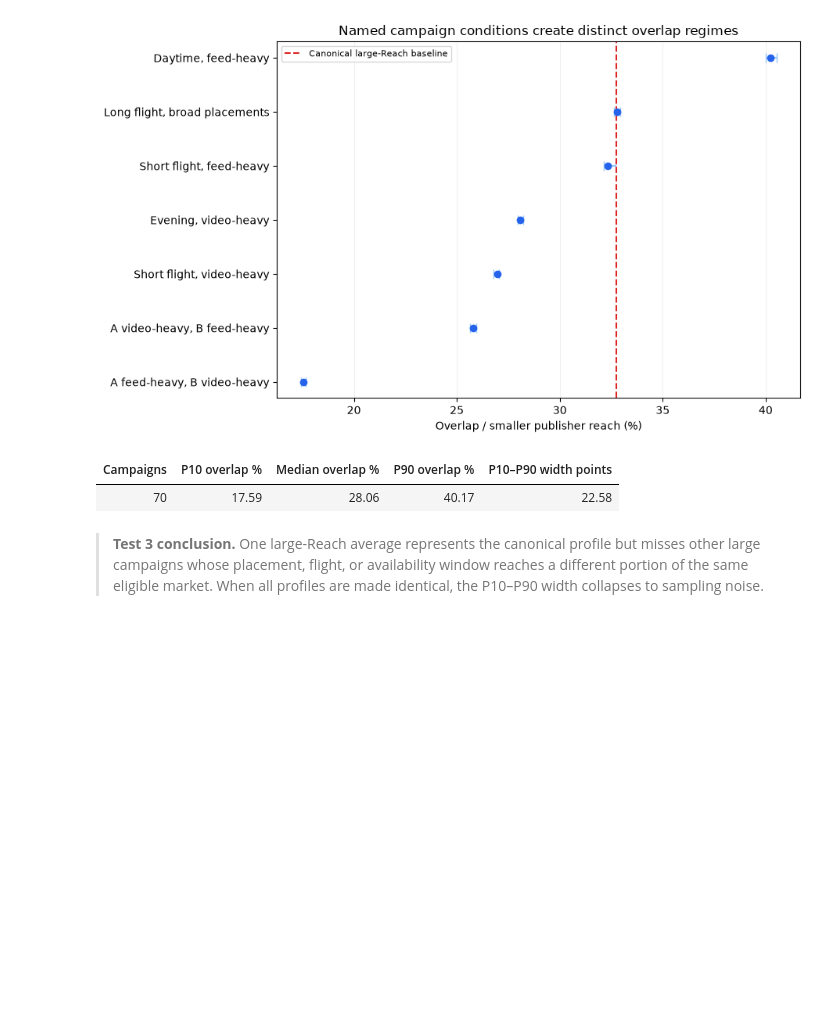
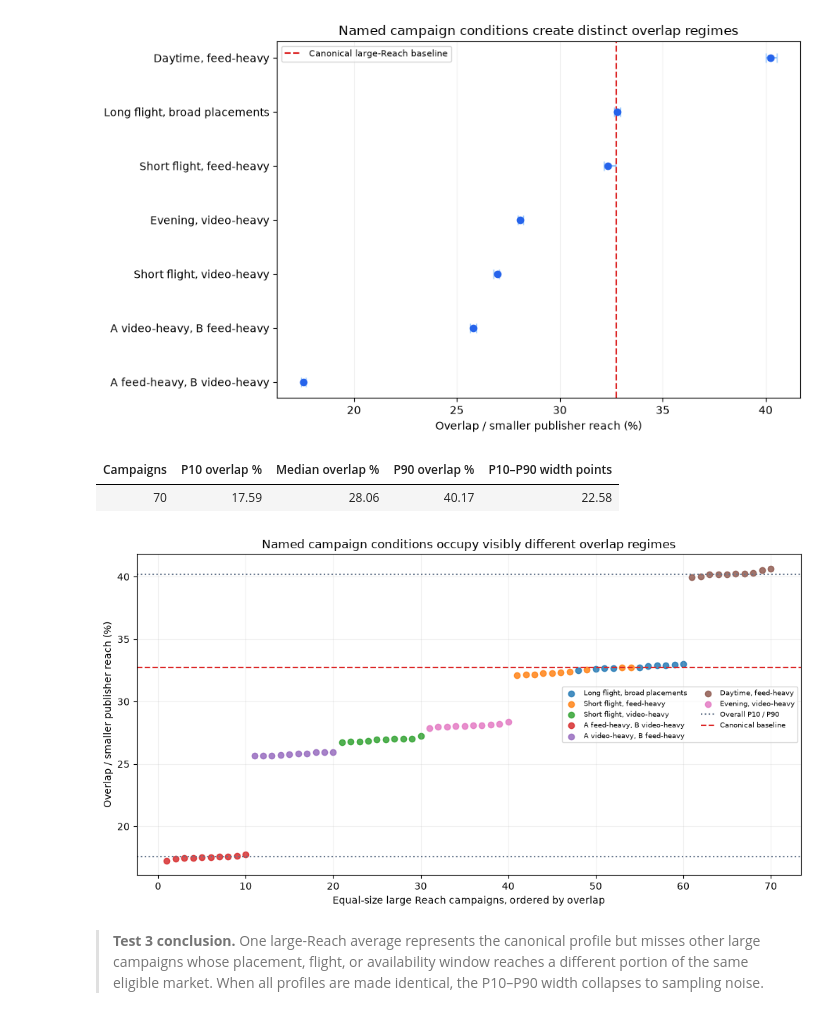
Before and after one commit to world-federation-of-advertisers/calibrated-vid, a Jupyter notebook: notebooks/behavioral_market_scenarios.ipynb, the cells around one changed output. Cells and saved outputs as stored; diff of their text form; code cells hidden in the pictures; blank space fills up the shorter version.

```diff
--- a/notebooks/behavioral_market_scenarios.ipynb
+++ b/notebooks/behavioral_market_scenarios.ipynb
@@ -288,6 +328,50 @@ show_table([diagnostic["large_profiles"]], [
 [figure]
 | Campaigns | P10 overlap % | Median overlap % | P90 overlap % | P10–P90 width points |
 | 70 | 17.59 | 28.06 | 40.17 | 22.58 |
+# %%
+large_campaigns = sorted(
+    [row for row in evaluation if row.scenario == "large_reach_profiles"],
+    key=lambda row: row.overlap_rate,
+)
+profile_order = [row.name for row in PROFILES]
+profile_colors = {
+    profile: plt.cm.tab10(index % 10)
+    for index, profile in enumerate(profile_order)
+}
+fig, ax = plt.subplots(figsize=(10.2, 5.5))
+for profile in profile_order:
+    positions = [
+        index + 1
+        for index, row in enumerate(large_campaigns)
+        if row.profile == profile
+    ]
+    values = [
+        100 * row.overlap_rate
+        for row in large_campaigns
+        if row.profile == profile
+    ]
+    ax.scatter(
+        positions,
+        values,
+        color=profile_colors[profile],
+        alpha=0.82,
+        label=next(row.label for row in PROFILES if row.name == profile),
+    )
+ax.axhline(diagnostic["large_profiles"]["p10_overlap_percent"], color="#64748b", linestyle=":", label="Overall P10 / P90")
+ax.axhline(diagnostic["large_profiles"]["p90_overlap_percent"], color="#64748b", linestyle=":")
+ax.axhline(diagnostic["baseline_overlap_percent"], color="#dc2626", linestyle="--", label="Canonical baseline")
+ax.set(
+    xlabel="Equal-size large Reach campaigns, ordered by overlap",
+    ylabel="Overlap / smaller publisher reach (%)",
+    title="Named campaign conditions occupy visibly different overlap regimes",
+)
+ax.grid(alpha=0.18)
+ax.legend(fontsize=7, ncol=2, loc="best")
+fig.tight_layout()
+fig.savefig(OUTPUT / "large_reach_campaigns.png", dpi=180)
+plt.show()
+# %% [output]
+[figure, added]
 # %% [markdown]
 > **Test 3 conclusion.** One large-Reach average represents the canonical profile but misses other large campaigns whose placement, flight, or availability window reaches a different portion of the same eligible market. When all profiles are made identical, the P10–P90 width collapses to sampling noise.
 # %% [markdown]
```
Also changed, not shown: parts of 4 cells of this notebook, 6 other files.
